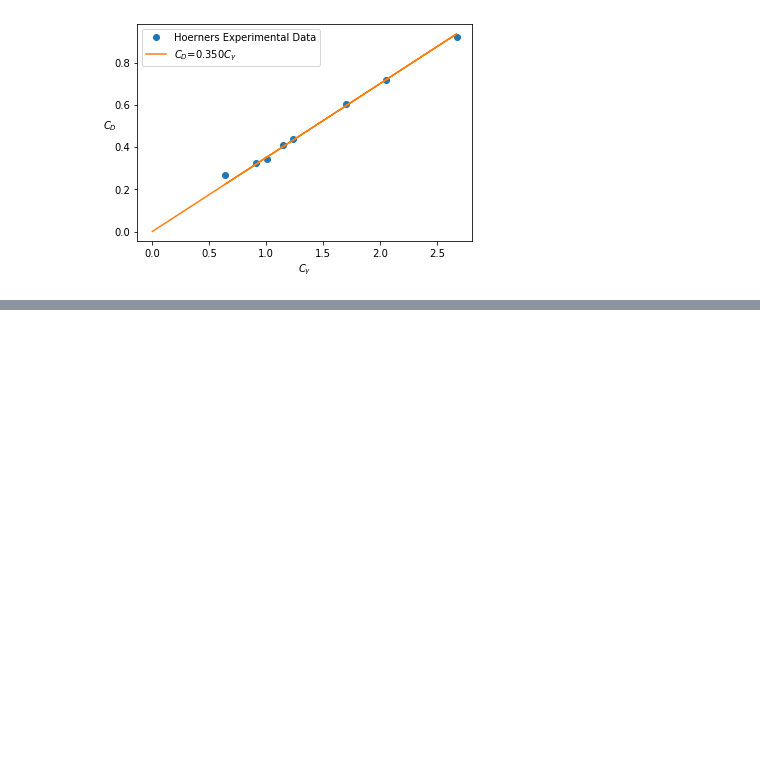
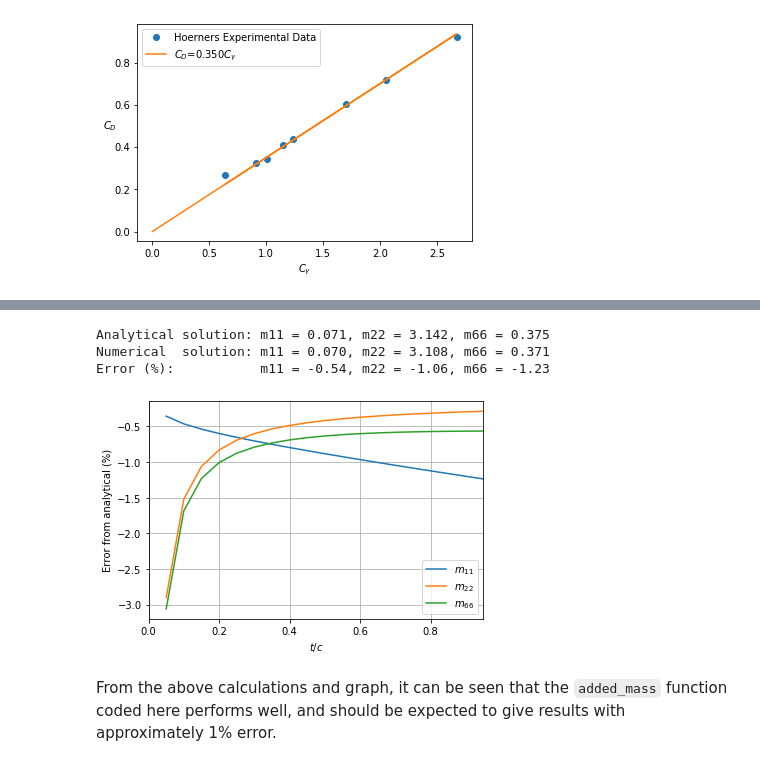
Before and after one commit to weymouth/MarineHydro, a Jupyter notebook: PostProcessing.ipynb, the cells around one changed output, grey strips where cells are left out. Cells and saved outputs as stored; diff of their text form; code cells hidden in the pictures; blank space fills up the shorter version.

```diff
--- a/PostProcessing.ipynb
+++ b/PostProcessing.ipynb
@@ -696,0 +389,55 @@ error:  93.86772997714293 %
+# %%
+@np.vectorize
+def ellipse_added_mass(N, t_c):
+    """ Calculate the analytical and numerical added masses, as well as the error between them
+
+    Inputs:
+    N       -- the number of panels to use
+    t_c     -- the thickness of the ellipse (as a multiple of chord)
+
+    Outputs:
+    (m11, m22, m66) for analytical and numerical methods, then percentage error of the numerical results
+
+    Example:
+    m11_exact, m22_exact, m66_exact, m11, m22, m66, m11_error, m22_error, m66_error = ellipse_added_mass(N=500, t_c=0.5)   # Results from function
+    print(m11_analytical)                                               # print the value of m11 as
+    """
+    ellipse = vp.make_ellipse(N, t_c)
+
+    m11_exact = np.pi*t_c**2
+    m22_exact = np.pi
+    m66_exact = 1/8 * np.pi * (1 - t_c**2)**2
+
+    m11, m22, m66 = added_mass(ellipse)
+
+    m11_error = (m11/m11_exact-1)*100
+    m22_error = (m22/m22_exact-1)*100
+    m66_error = (m66/m66_exact-1)*100
+
+    return m11_exact, m22_exact, m66_exact, m11, m22, m66, m11_error, m22_error, m66_error
+
+N=500
+
+m11_exact, m22_exact, m66_exact, m11, m22, m66, m11_error, m22_error, m66_error = ellipse_added_mass(N, 0.15)
+print('Analytical solution: m11 = {:.3f}, m22 = {:.3f}, m66 = {:.3f}'.format(m11_exact, m22_exact, m66_exact))
+print('Numerical  solution: m11 = {:.3f}, m22 = {:.3f}, m66 = {:.3f}'.format(m11, m22, m66))
+print('Error (%):           m11 = {:.2f}, m22 = {:.2f}, m66 = {:.2f}'.format(m11_error, m22_error, m66_error))
+
+t_c = np.arange(0.05, 1, 0.05)
+_, _, _, _, _, _, m11_error, m22_error, m66_error = ellipse_added_mass(N, t_c)
+plt.plot(t_c, m11_error, label='$m_{11}$')
+plt.plot(t_c, m22_error, label='$m_{22}$')
+plt.plot(t_c, m66_error, label='$m_{66}$')
+plt.xlabel(r'$t/c$')
+plt.ylabel(r'Error from analytical (%)')
+plt.xlim(0, max(t_c))
+plt.grid('both')
+plt.legend()
+plt.show()
+# %% [output]
+Analytical solution: m11 = 0.071, m22 = 3.142, m66 = 0.375
+Numerical  solution: m11 = 0.070, m22 = 3.108, m66 = 0.371
+Error (%):           m11 = -0.54, m22 = -1.06, m66 = -1.23
+[figure, added]
+# %% [markdown]
+From the above calculations and graph, it can be seen that the `added_mass` function coded here performs well, and should be expected to give results with approximately 1% error.
```
Also changed, not shown: parts of 8 cells of this notebook.
